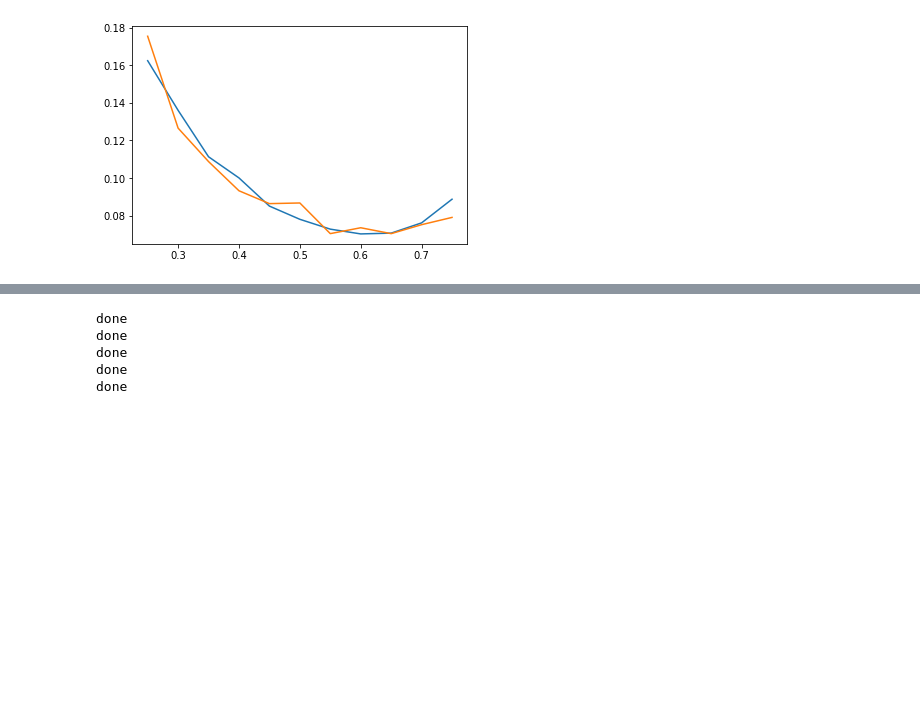
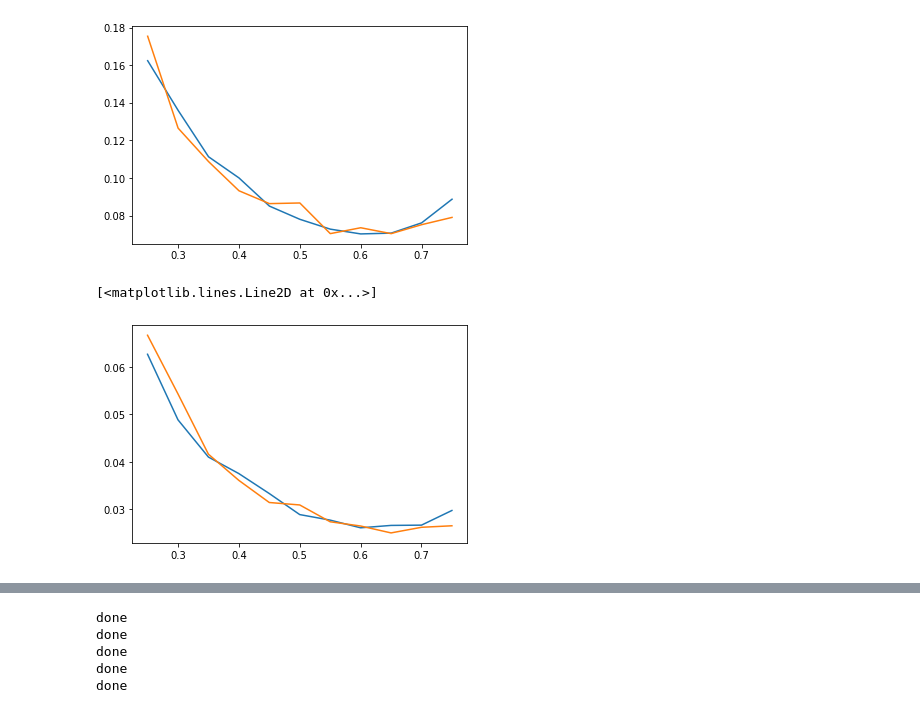
Before and after one commit to nominmar/codes1, a Jupyter notebook: CTL/test7_MSE-Copy1.ipynb, the cells around one changed output, grey strips where cells are left out. Cells and saved outputs as stored; diff of their text form; code cells hidden in the pictures; blank space fills up the shorter version.

```diff
--- a/CTL/test7_MSE-Copy1.ipynb
+++ b/CTL/test7_MSE-Copy1.ipynb
@@ -159,3 +179,9 @@ plt.plot(test_sizes, VAR2)
 # %% [output]
 [<matplotlib.lines.Line2D at 0x...>]
 [figure]
+# %%
+plt.plot(test_sizes, VAR1)
+plt.plot(test_sizes, VAR2)
+# %% [output]
+[<matplotlib.lines.Line2D at 0x...>]
+[figure, added]
```
Also changed, not shown: parts of 9 cells of this notebook, 1 other file.
